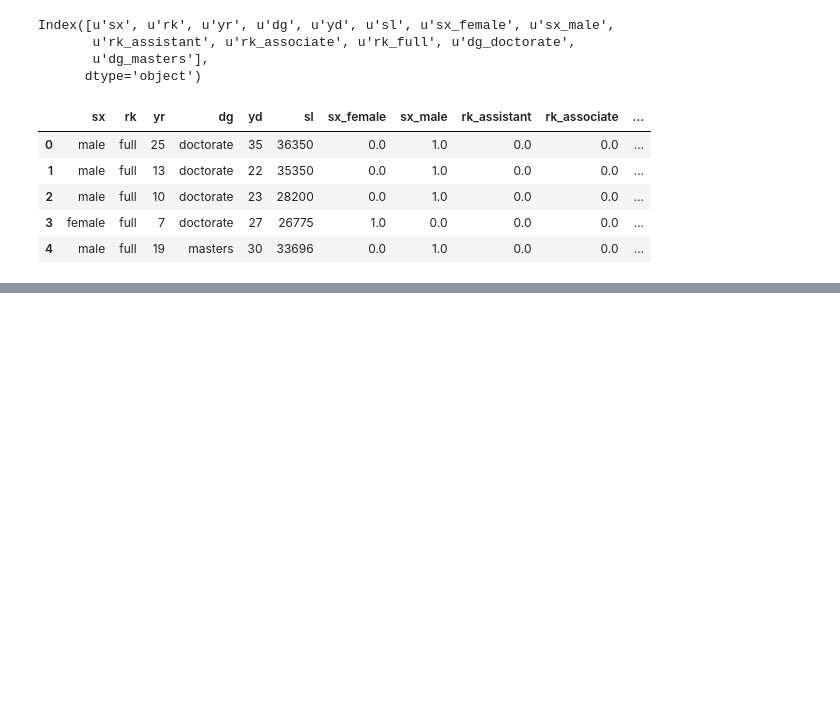
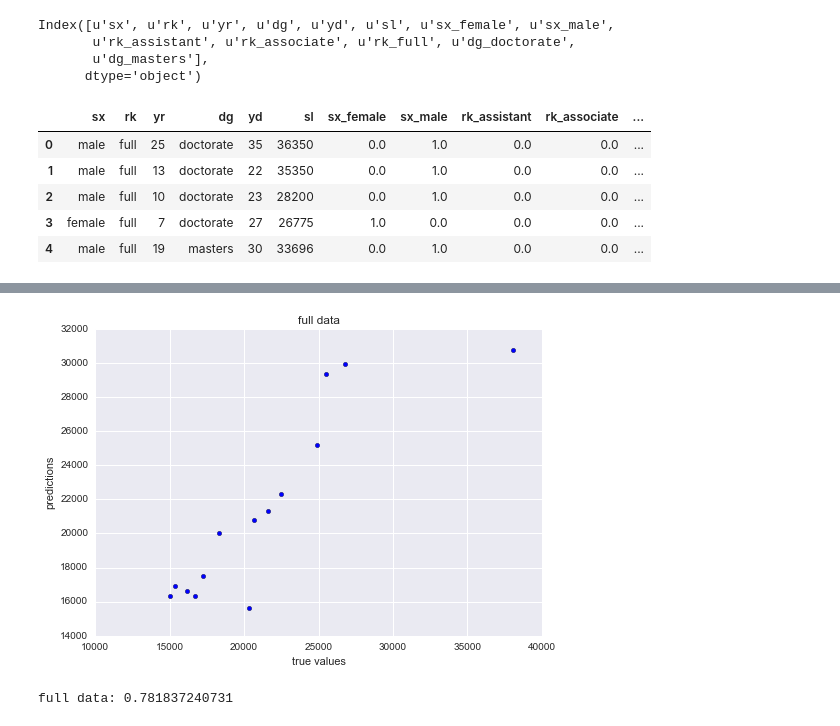
Before and after one commit to jillianhade/data-science-notes, a Jupyter notebook: regularization_lab.ipynb, the cells around one changed output, grey strips where cells are left out. Drawn from its saved outputs; the diff is of its cells as text; code cells hidden in the pictures; blank space fills up the shorter version.

```diff
--- a/regularization_lab.ipynb
+++ b/regularization_lab.ipynb
@@ -127,0 +221,7 @@ Index([u'sx', u'rk', u'yr', u'dg', u'yd', u'sl', u'sx_female', u'sx_male',
+# %%
+# Fit a model to the women
+mask = data["sx"] == "female"
+X = data[mask][[u'yr', u'yd',
+       u'rk_assistant', u'rk_associate', u'rk_full', u'dg_doctorate',
+       u'dg_masters']]
+y = data[mask][u'sl']
@@ -127,0 +237,26 @@ Index([u'sx', u'rk', u'yr', u'dg', u'yd', u'sl', u'sx_female', u'sx_male',
+# %%
+## Fit a linear model here
+X = data[mask][[u'yr', u'yd',
+       u'rk_assistant', u'rk_associate', u'rk_full', u'dg_doctorate',
+       u'dg_masters']]
+#print(X)
+y = data[mask][u'sl']
+#print(y)
+lm = linear_model.LinearRegression()
+model = lm.fit(X, y)
+predictions = model.predict(X)
+# %%
+## Plot the data
+plt.scatter(y, predictions)
+plt.title('full data')
+plt.xlabel('true values')
+plt.ylabel('predictions')
+plt.show()
+# %% [output]
+[figure, added]
+# %%
+## and print the model score
+print "full data:", model.score(X, y)
+#r^2 for all data filtered 'women'
+# %% [output]
+full data: 0.781837240731
```
Also changed, not shown: parts of 12 cells of this notebook.
